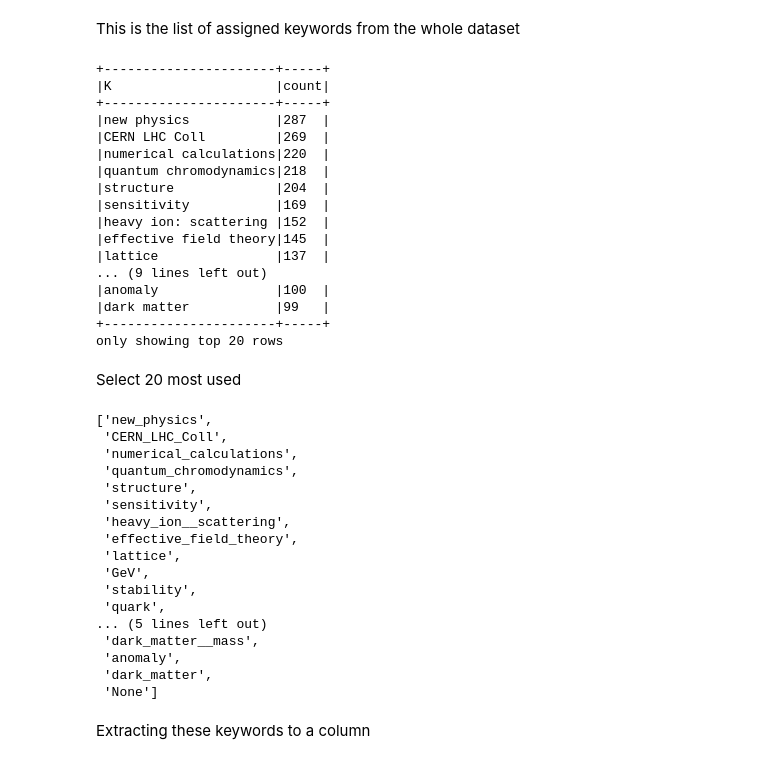
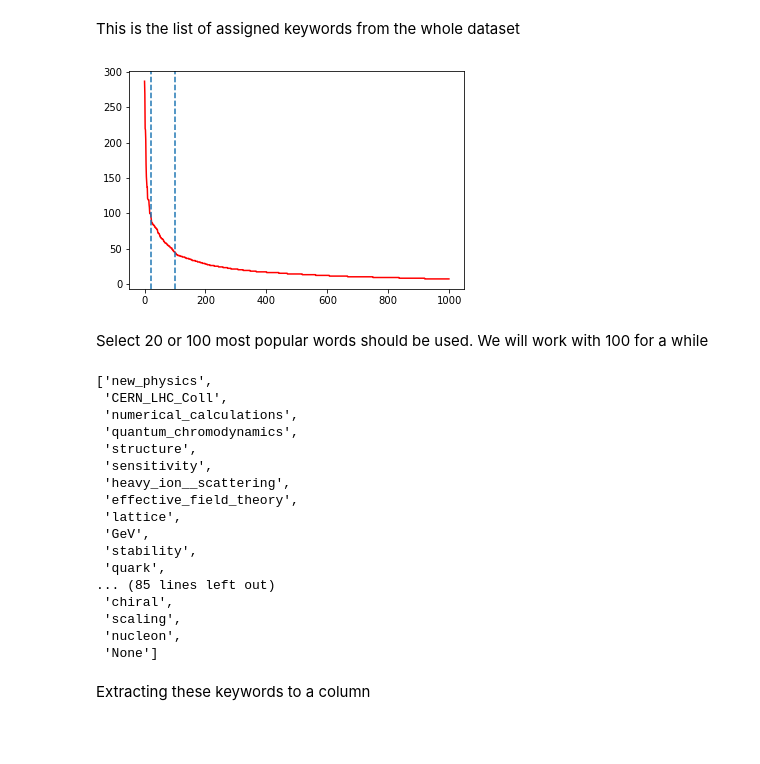
Before and after one commit to ALuchinsky/Spring2022_CS6500, a Jupyter notebook: notebooks/AL_read_papers.ipynb, the cells around one changed output. Cells and saved outputs as stored; diff of their text form; code cells hidden in the pictures; blank space fills up the shorter version.

```diff
--- a/notebooks/AL_read_papers.ipynb
+++ b/notebooks/AL_read_papers.ipynb
@@ -68,22 +68,4 @@ from pyspark.sql.types import *
 This is the list of assigned keywords from the whole dataset
 # %%
 kws  = short_papers.select(explode(col("keywords"))).select("col.value").withColumnRenamed("value", "K")
-kws.groupby("K").count().sort(desc("count")).show(truncate=False)
+kws_counts = kws.groupby("K").count().sort(desc("count"))
-# %% [output]
-+----------------------+-----+
-|K                     |count|
-+----------------------+-----+
-|new physics           |287  |
-|CERN LHC Coll         |269  |
-|numerical calculations|220  |
-|quantum chromodynamics|218  |
-|structure             |204  |
-|sensitivity           |169  |
-|heavy ion: scattering |152  |
-|effective field theory|145  |
-|lattice               |137  |
-... (9 lines left out)
-|anomaly               |100  |
-|dark matter           |99   |
-+----------------------+-----+
-only showing top 20 rows
@@ -90,12 +74,21 @@ only showing top 20 rows
+# %%
+df_kws_counts = kws_counts.limit(1000).toPandas()["count"]
+# %%
+df_kws_counts.plot(style = "r-")
+plt.axvline(20, linestyle = "--")
+plt.axvline(100, linestyle = "--")
+plt.show()
+# %% [output]
+[figure, added]
 # %% [markdown]
-Select 20 most used
+Select 20 or 100 most popular  words should be used. We will work with 100 for a while
 # %%
 # replacing some characters with _
 import re
 def format_kwd(kwd):
     return re.sub("[\.-/ :()]", "_", kwd)
 # %%
-selected_keywords = kws.groupby("K").count().sort(desc("count")).limit(20).toPandas()["K"].tolist()
+selected_keywords = kws_counts.limit(100).toPandas()["K"].tolist()
 selected_keywords = [format_kwd(K) for K in selected_keywords] + ["None"]
 selected_keywords
 # %% [output]
@@ -111,8 +104,8 @@ selected_keywords
  'GeV',
  'stability',
  'quark',
-... (5 lines left out)
- 'dark_matter__mass',
- 'anomaly',
- 'dark_matter',
+... (85 lines left out)
+ 'chiral',
+ 'scaling',
+ 'nucleon',
  'None']
```
Also changed, not shown: parts of 7 cells of this notebook, 2 other files.
